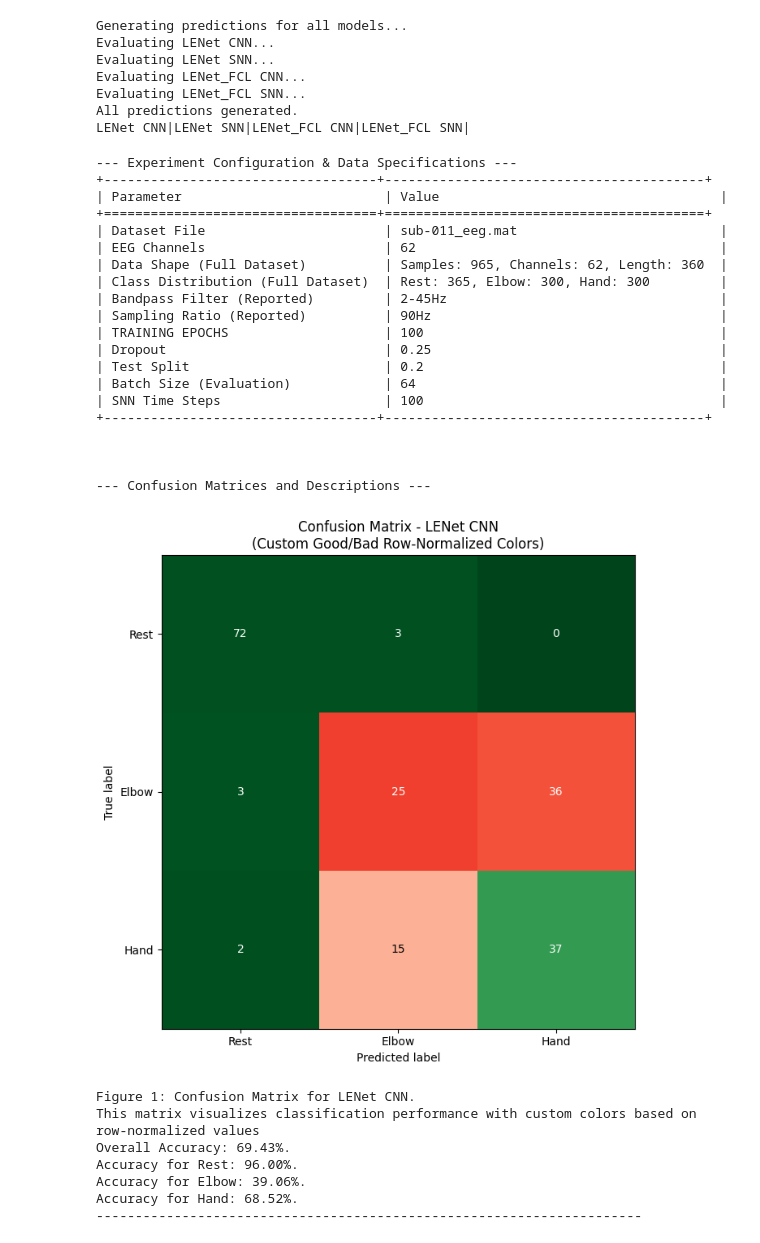
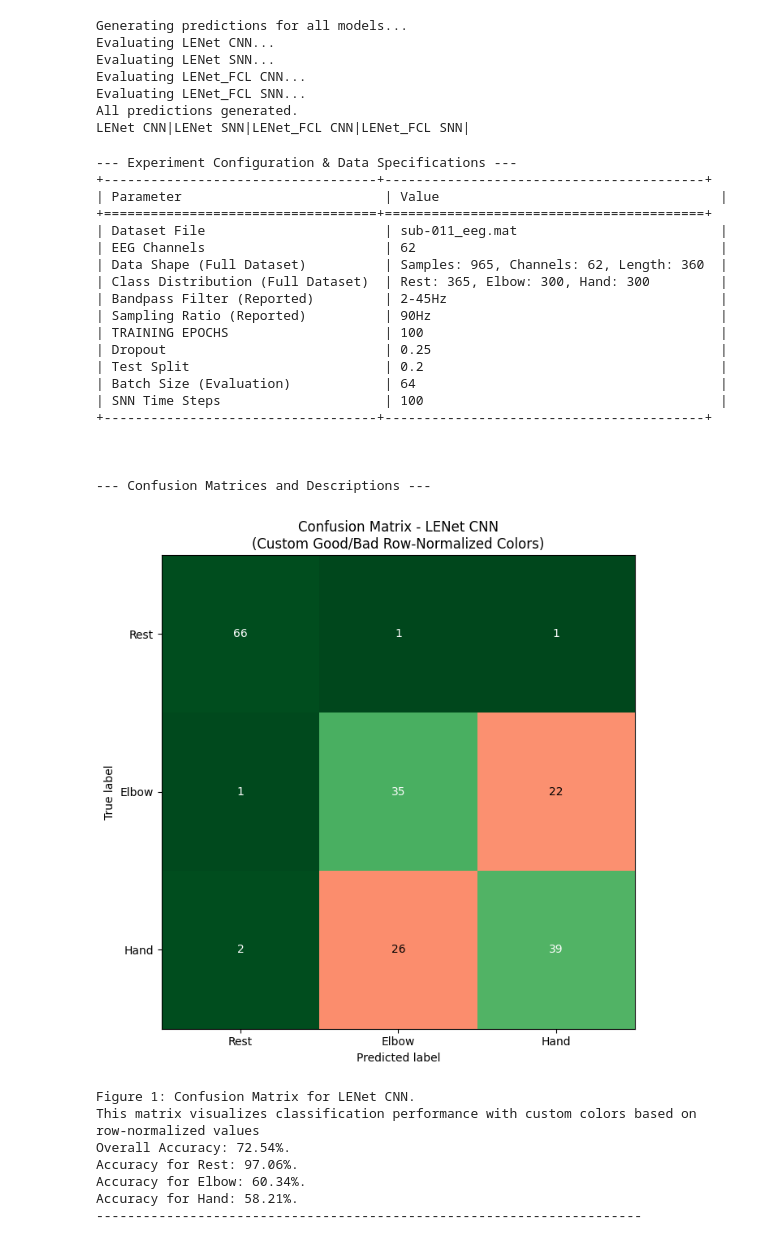
Before and after one commit to AlonResearch/SNN-for-MI-EEG, a Jupyter notebook: MI3_SNNforMIeeg.ipynb, the cells around one changed output. Cells and saved outputs as stored; diff of their text form; code cells hidden in the pictures.

```diff
--- a/MI3_SNNforMIeeg.ipynb
+++ b/MI3_SNNforMIeeg.ipynb
@@ -430,7 +431,7 @@ Loading the data
 #file = scio.loadmat('Datasets\BCICIV_2a_gdf\Derivatives\A01T.mat')
 
 # Google Colab load the dataset
-file = scio.loadmat('/content/sub-011_eeg90hz.mat')
+file = scio.loadmat('/content/sub-011_eeg90hz_7-35.mat')
 
 
 all_data = file['all_data']
@@ -775,7 +767,7 @@ config_params = {
         f"Elbow: {np.sum(all_label == 1)}, "
         f"Hand: {np.sum(all_label == 2)}"
     ) if 'all_label' in locals() and isinstance(all_label, np.ndarray) and all_label.ndim >=1 else "N/A",
-    "Bandpass Filter (Reported)": "2-45Hz", #Change in case other filtering technique was used
+    "Bandpass Filter (Reported)": "7-35Hz", #Change in case other filtering technique was used
     "Sampling Ratio (Reported)": "90Hz", #Change in case other sampling was used
     "TRAINING EPOCHS": EPOCHS if 'EPOCHS' in locals() else "N/A",
     "Dropout": DROP_OUT if 'DROP_OUT' in locals() else "N/A",
@@ -931,38 +923,38 @@ if 'accuracy_results' in locals():
         elbow_str = f"{elbow_acc_val*100:.2f}%" if not np.isnan(elbow_acc_val) else "N/A"
 
         hand_acc_val = accuracy_results[model_name_key].get(class_names_for_table[2], np.nan)
         hand_str = f"{hand_acc_val*100:.2f}%" if not np.isnan(hand_acc_val) else "N/A"
 
         row = f"| {model_name_key:<17} | {overall_str:<15} | {rest_str:<12} | {elbow_str:<12} | {hand_str:<12} |"
         print(row)
 else:
     print("Accuracy results not available for summary table.")
 # %% [output]
 --- Experiment Configuration & Data Specifications ---
 +-----------------------------------+-----------------------------------------+
 | Parameter                          | Value                                    |
 +===================================+=========================================+
 | Dataset File                       | sub-011_eeg.mat                          |
 | EEG Channels                       | 62                                       |
 | Data Shape (Full Dataset)          | Samples: 965, Channels: 62, Length: 360  |
 | Class Distribution (Full Dataset)  | Rest: 365, Elbow: 300, Hand: 300         |
 | Bandpass Filter (Reported)         | 2-45Hz                                   |
 | Sampling Ratio (Reported)          | 90Hz                                     |
 | TRAINING EPOCHS                    | 100                                      |
 | Dropout                            | 0.25                                     |
 | Test Split                         | 0.2                                      |
 | Batch Size (Evaluation)            | 64                                       |
 | SNN Time Steps                     | 100                                      |
 +-----------------------------------+-----------------------------------------+
 
 
 
 --- Confusion Matrices and Descriptions ---
-[figure, old version]
+[figure, new version]
 Figure 1: Confusion Matrix for LENet CNN.
 This matrix visualizes classification performance with custom colors based on row-normalized values
-Overall Accuracy: 69.43%.
-Accuracy for Rest: 96.00%.
-Accuracy for Elbow: 39.06%.
-Accuracy for Hand: 68.52%.
+Overall Accuracy: 72.54%.
+Accuracy for Rest: 97.06%.
+Accuracy for Elbow: 60.34%.
+Accuracy for Hand: 58.21%.
 ----------------------------------------------------------------------
```
Also changed, not shown: parts of 7 cells of this notebook.
